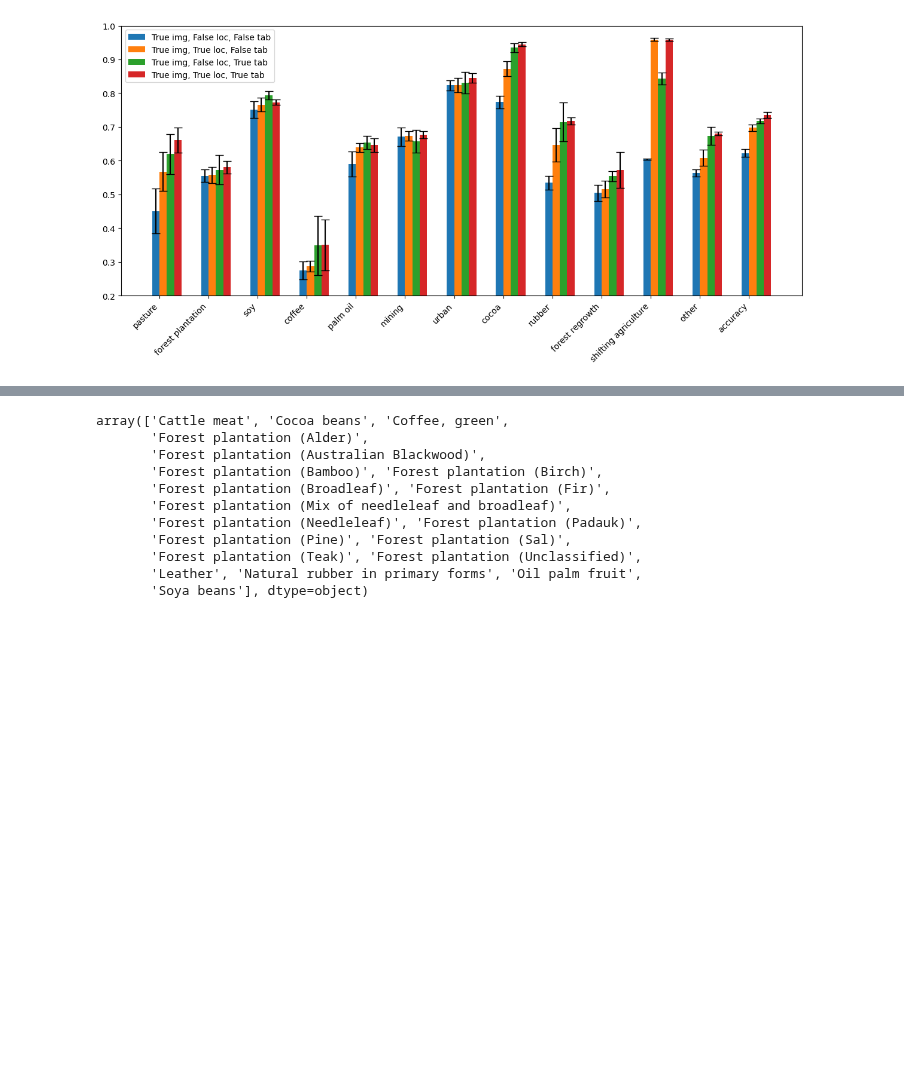
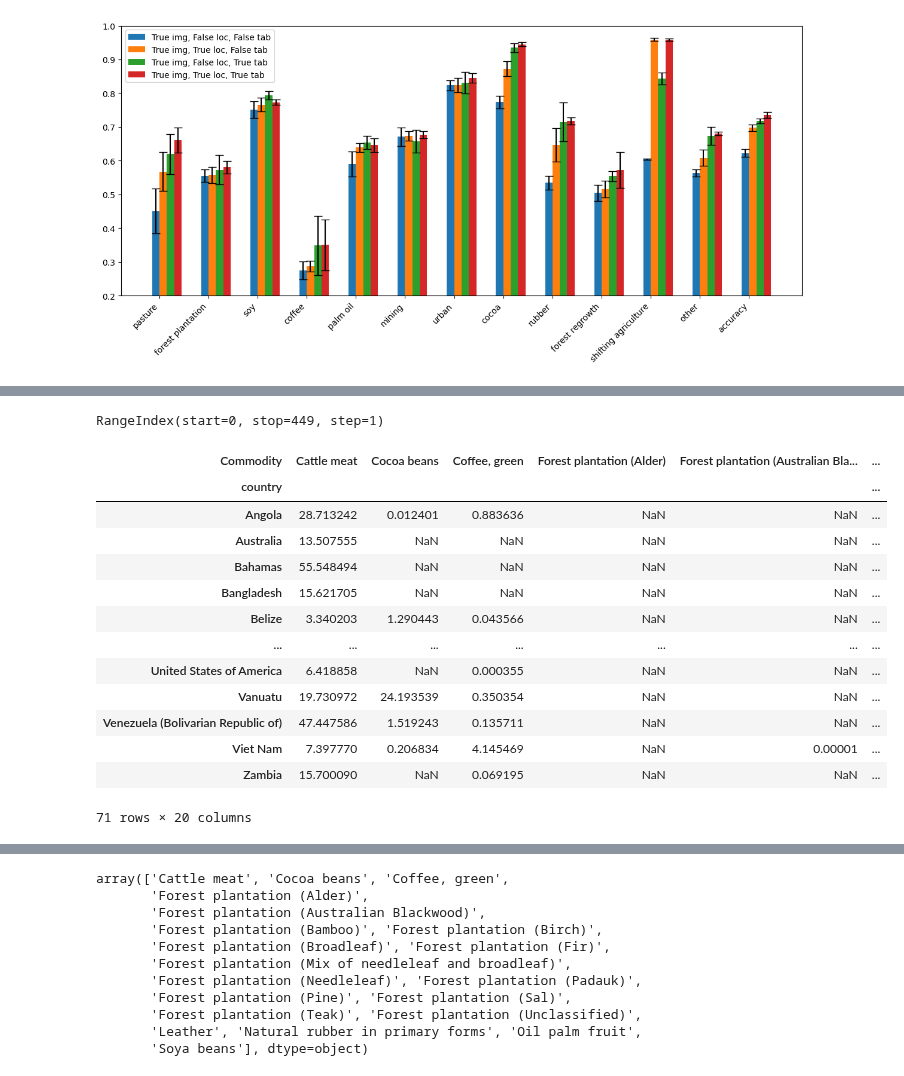
Before and after one commit to janpisl/location-encoding, a Jupyter notebook: notebooks/wandb_eval-refactor.ipynb, the cells around one changed output, grey strips where cells are left out. Cells and saved outputs as stored; diff of their text form; code cells hidden in the pictures; blank space fills up the shorter version.

```diff
--- a/notebooks/wandb_eval-refactor.ipynb
+++ b/notebooks/wandb_eval-refactor.ipynb
@@ -529,0 +563,4 @@ x = pd.read_csv("/home/jan/Documents/EPFL/project_2/data/tabular/deduce_yearly.c
+# %%
+per_country.index
+# %% [output]
+RangeIndex(start=0, stop=449, step=1)
@@ -529,0 +569,17 @@ x = pd.read_csv("/home/jan/Documents/EPFL/project_2/data/tabular/deduce_yearly.c
+# %%
+df_pivot
+# %% [output]
+| Commodity | Cattle meat | Cocoa beans | Coffee, green | Forest plantation (Alder) | Forest plantation (Australian Bla... | ... |
+| country |  |  |  |  |  | ... |
+| Angola | 28.713242 | 0.012401 | 0.883636 | NaN | NaN | ... |
+| Australia | 13.507555 | NaN | NaN | NaN | NaN | ... |
+| Bahamas | 55.548494 | NaN | NaN | NaN | NaN | ... |
+| Bangladesh | 15.621705 | NaN | NaN | NaN | NaN | ... |
+| Belize | 3.340203 | 1.290443 | 0.043566 | NaN | NaN | ... |
+| ... | ... | ... | ... | ... | ... | ... |
+| United States of America | 6.418858 | NaN | 0.000355 | NaN | NaN | ... |
+| Vanuatu | 19.730972 | 24.193539 | 0.350354 | NaN | NaN | ... |
+| Venezuela (Bolivarian Republic of) | 47.447586 | 1.519243 | 0.135711 | NaN | NaN | ... |
+| Viet Nam | 7.397770 | 0.206834 | 4.145469 | NaN | 0.00001 | ... |
+| Zambia | 15.700090 | NaN | 0.069195 | NaN | NaN | ... |
+71 rows × 20 columns
```
Also changed, not shown: parts of 9 cells of this notebook, 9 other files.
